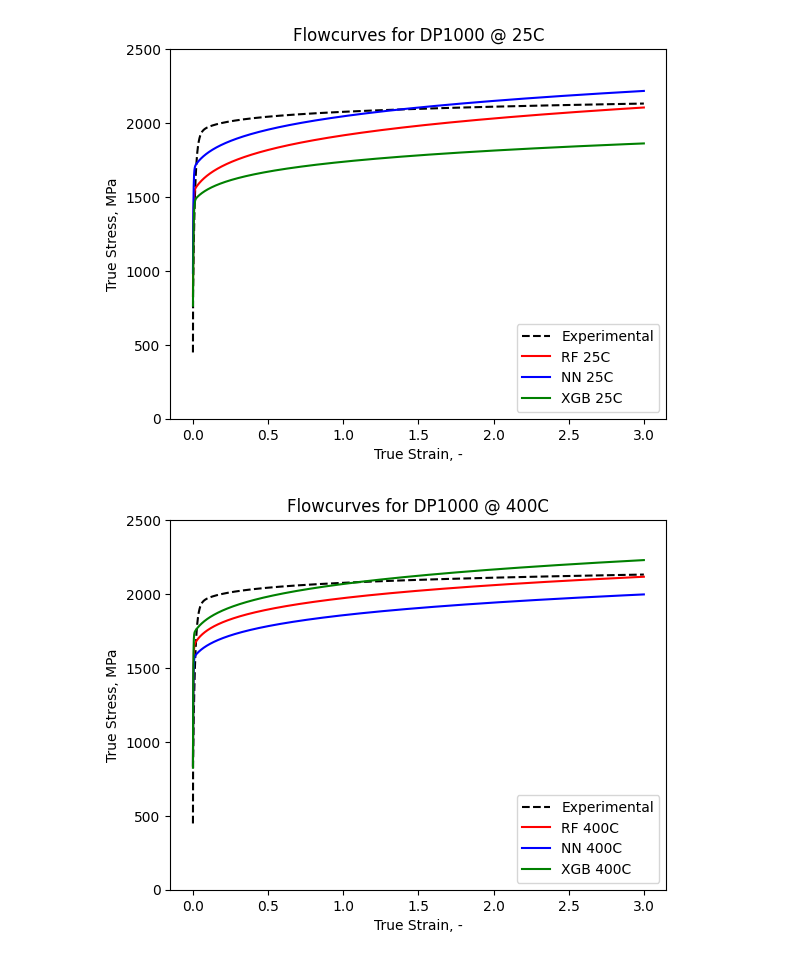
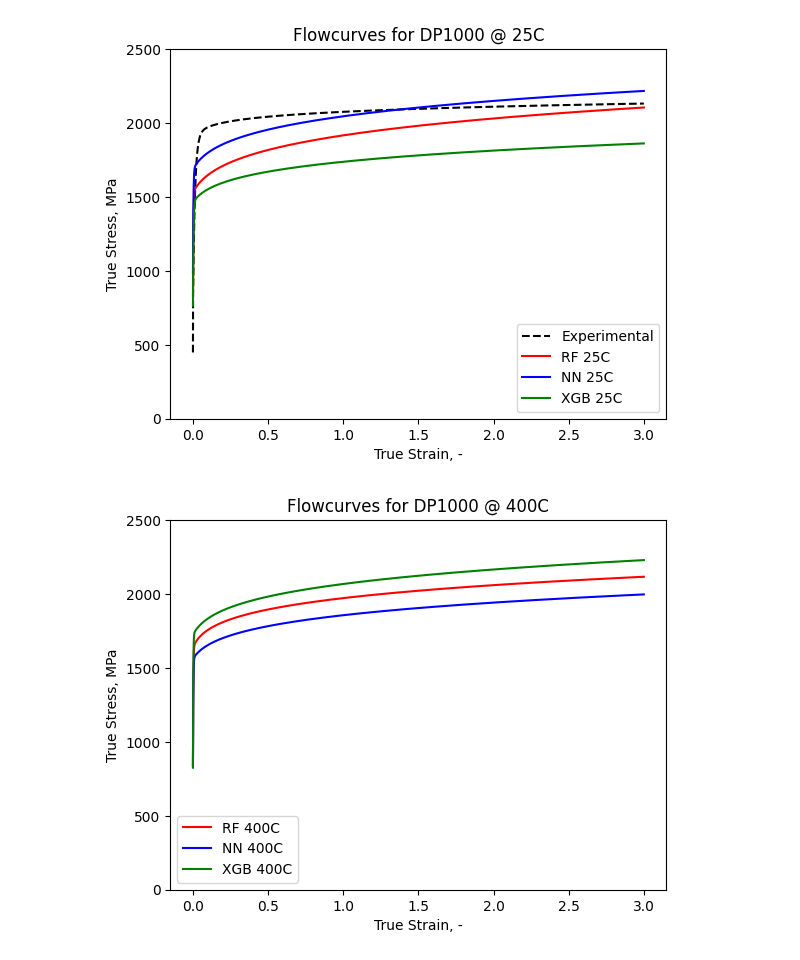
Before and after one commit to LianjGroup/Machine-Learning-Assisted-Optimization-of-Hardening-Parameters, a Jupyter notebook: MAIN/MODELS/flowCurves.ipynb, the cells around one changed output. Drawn from its saved outputs; the diff is of its cells as text; code cells hidden in the pictures.

```diff
--- a/MAIN/MODELS/flowCurves.ipynb
+++ b/MAIN/MODELS/flowCurves.ipynb
@@ -45,16 +45,16 @@ plt.show()
 [figure]
 # %%
 plt.figure(1)
-plt.plot(truePlasticStrain, y_line_ideal, color='black', label='Experimental', linestyle='--')
+#plt.plot(truePlasticStrain, y_line_ideal, color='black', label='Experimental', linestyle='--')
 plt.plot(truePlasticStrain, y_line_randomForest_400_new, color = 'red', label='RF 400C')
 plt.plot(truePlasticStrain, y_line_nn_new_best_400c_fixed, color = 'blue', label='NN 400C')
 plt.plot(truePlasticStrain, y_line_xgboost_25_400_new, color = 'green', label='XGB 400C')
 
 plt.title('Flowcurves for DP1000 @ 400C')
 plt.ylim(bottom=0, top=2500)
 plt.xlabel('True Strain, -')
 plt.ylabel('True Stress, MPa')
 plt.legend()
 plt.show()
 # %% [output]
-[figure, old version]
+[figure, new version]
```
Also changed, not shown: parts of 1 cell of this notebook, 6 other files.
